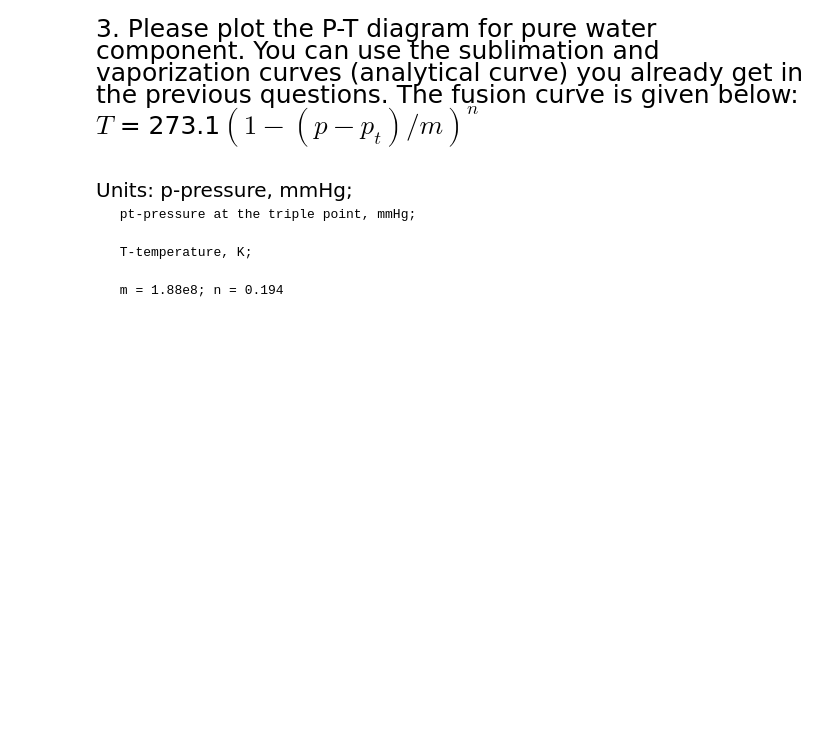
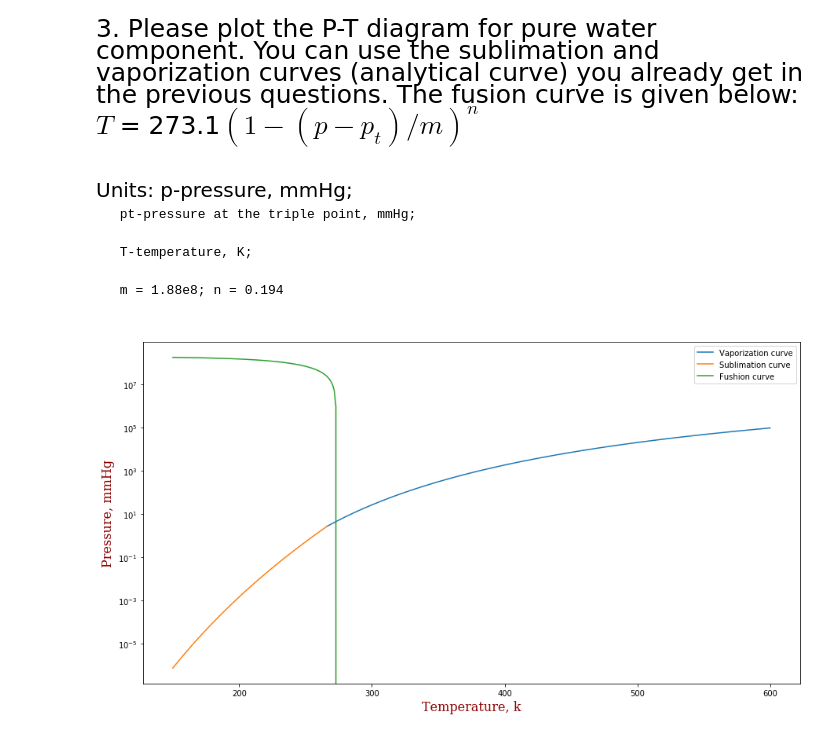
Before and after one commit to XiaomingTian-1/Physics-for-Geosystems-course, a Jupyter notebook: practical_1/practical_1.ipynb, the cells around one changed output. Cells and saved outputs as stored; diff of their text form; code cells hidden in the pictures; blank space fills up the shorter version.

```diff
--- a/practical_1/practical_1.ipynb
+++ b/practical_1/practical_1.ipynb
@@ -155,17 +185,25 @@ Units: p-pressure, mmHg;
 # %%
 Tt = np.linspace(150,600,100)   # unit: K
 index = 0
 m = 1.88e8
 n = 0.194
 # find the triple point
 
-Tv = ???   # unit: K
-Ts = ???   # unit: K
-Tf = ???   # unit: K
+Tv = np.linspace(266.15,600,100)   # unit: K
+Ts = np.linspace(150,266.15,100)   # unit: K
+Tf = np.linspace(150,278,100)   # unit: K
 
 Pv = 10**(A-B/(C+Tv-273.15))
 Ps = D*Ts**E
-Pf = ???
+Pf = 2.68 + m*(1-(Tf/273.1)**(1/n))
 
 plt.figure(figsize=(15, 8))
-???
+plt.semilogy(Tv, Pv)
+plt.semilogy(Ts, Ps)
+plt.semilogy(Tf, Pf)
+plt.legend(['Vaporization curve', 'Sublimation curve', 'Fushion curve'])
+plt.xlabel('Temperature, k', fontdict=font)
+plt.ylabel('Pressure, mmHg', fontdict=font)
+plt.show()
+# %% [output]
+[figure, added]
```
Also changed, not shown: parts of 4 cells of this notebook.
